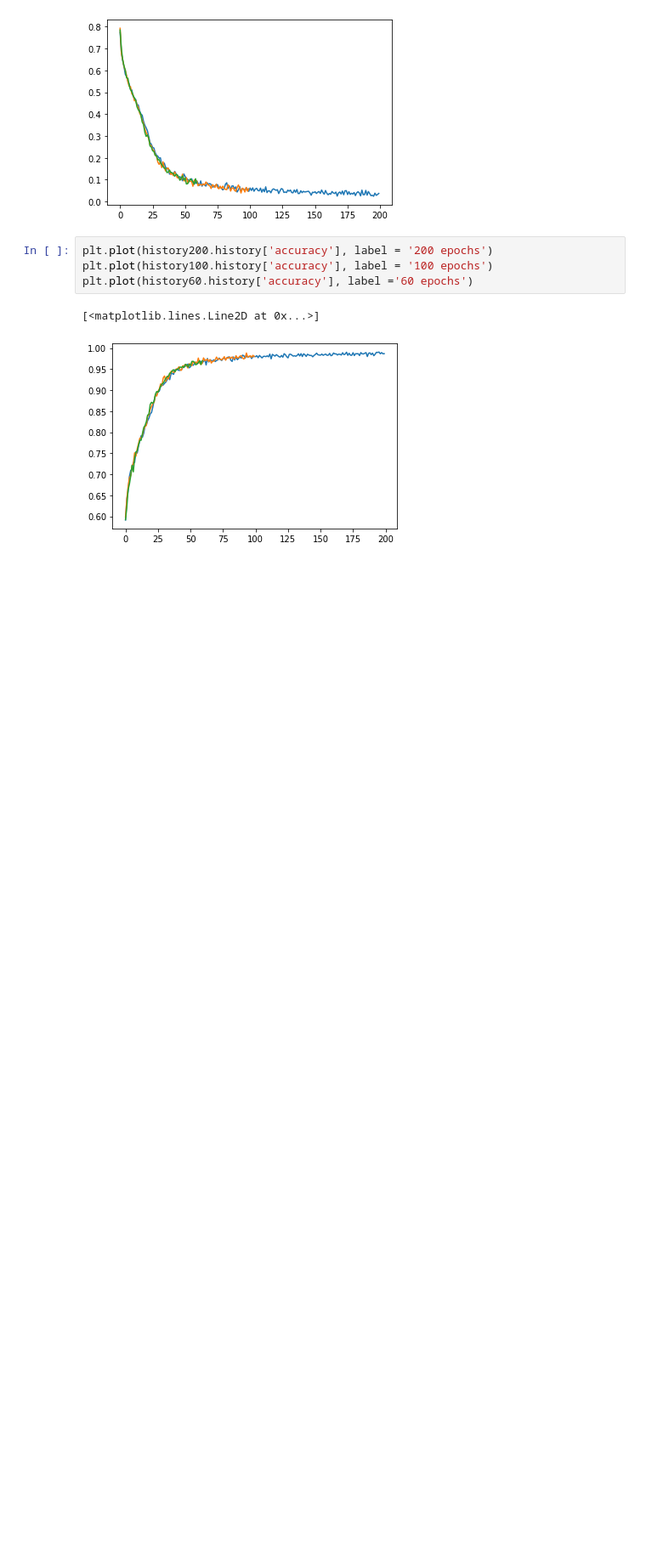
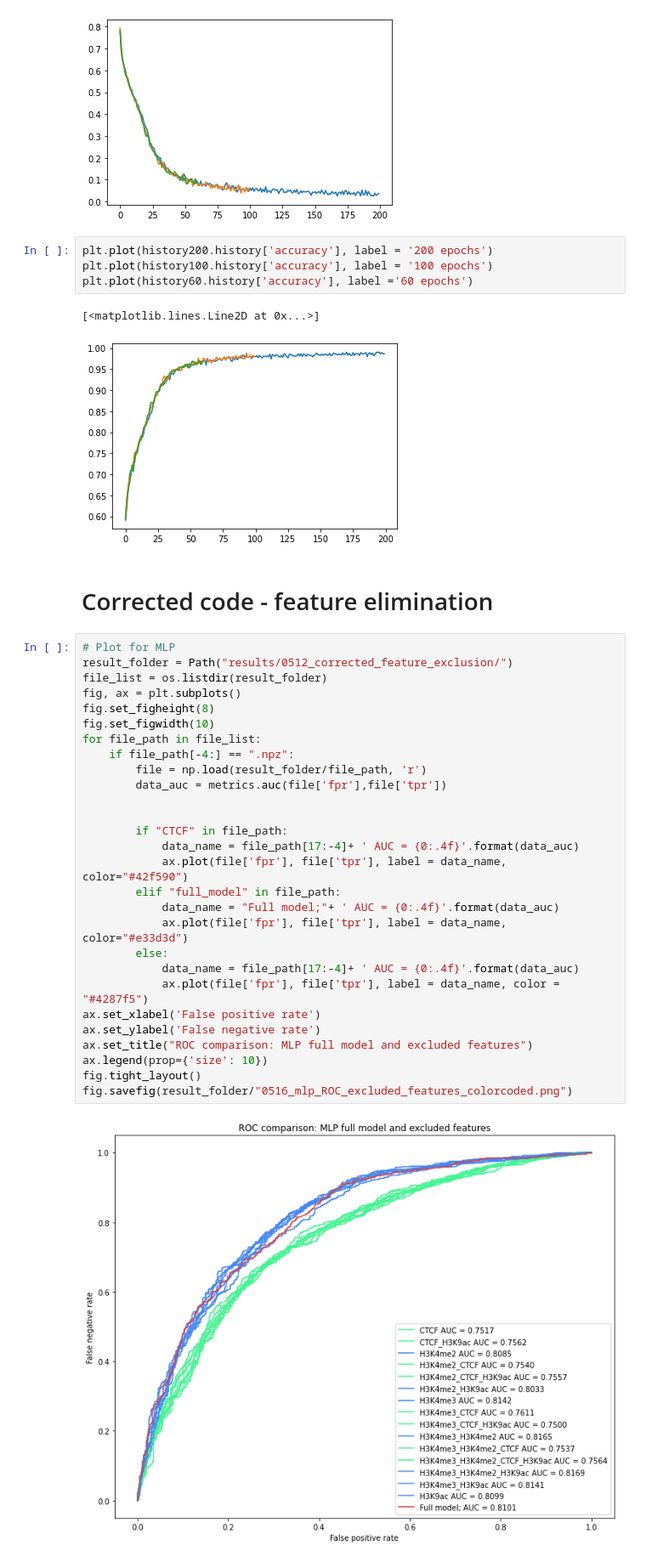
Before and after one commit to zyzllik/TAD-Lactuca, a Jupyter notebook: notebook.ipynb, the cells around one changed output. Shown at 85% size. Saved outputs shown, nothing was run; the diff lists cells and outputs as text; blank space fills up the shorter version.

```diff
--- a/notebook.ipynb
+++ b/notebook.ipynb
@@ -301,3 +304,35 @@ plt.plot(history60.history['accuracy'], label ='60 epochs')
 # %% [output]
 [<matplotlib.lines.Line2D at 0x...>]
 [figure]
+# %% [markdown]
+# Corrected code - feature elimination
+# %%
+# Plot for MLP
+result_folder = Path("results/0512_corrected_feature_exclusion/")
+file_list = os.listdir(result_folder)
+fig, ax = plt.subplots()
+fig.set_figheight(8)
+fig.set_figwidth(10)
+for file_path in file_list:
+    if file_path[-4:] == ".npz":
+        file = np.load(result_folder/file_path, 'r')
+        data_auc = metrics.auc(file['fpr'],file['tpr'])
+
+
+        if "CTCF" in file_path:
+            data_name = file_path[17:-4]+ ' AUC = {0:.4f}'.format(data_auc)
+            ax.plot(file['fpr'], file['tpr'], label = data_name, color="#42f590")
+        elif "full_model" in file_path:
+            data_name = "Full model;"+ ' AUC = {0:.4f}'.format(data_auc)
+            ax.plot(file['fpr'], file['tpr'], label = data_name, color="#e33d3d")
+        else:
+            data_name = file_path[17:-4]+ ' AUC = {0:.4f}'.format(data_auc)
+            ax.plot(file['fpr'], file['tpr'], label = data_name, color = "#4287f5")
+ax.set_xlabel('False positive rate')
+ax.set_ylabel('False negative rate')
+ax.set_title("ROC comparison: MLP full model and excluded features")
+ax.legend(prop={'size': 10})
+fig.tight_layout()
+fig.savefig(result_folder/"0516_mlp_ROC_excluded_features_colorcoded.png")
+# %% [output]
+[figure, added]
```
Also changed, not shown: parts of 2 cells of this notebook, 5 other files.
